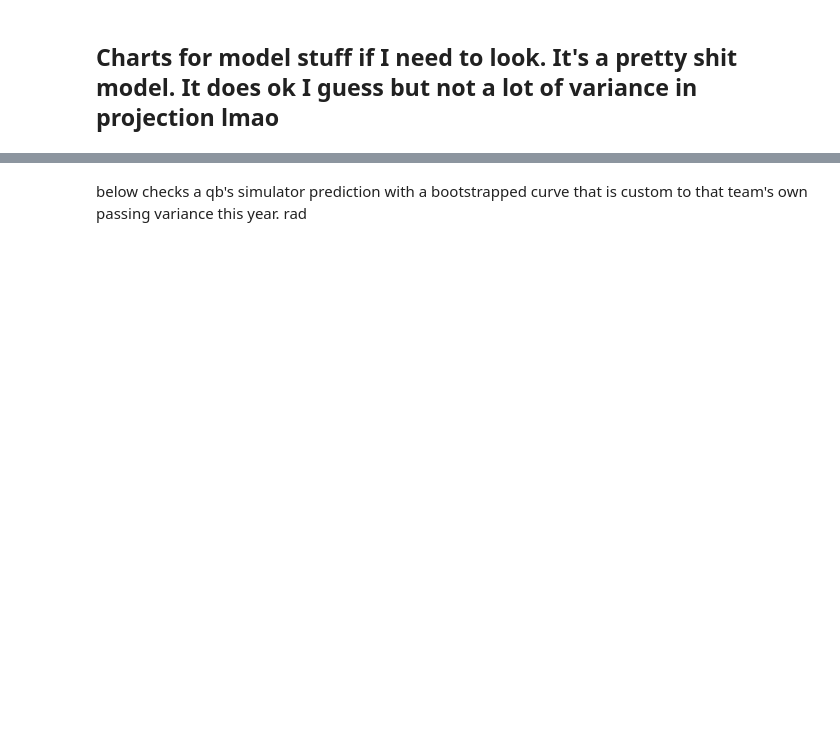
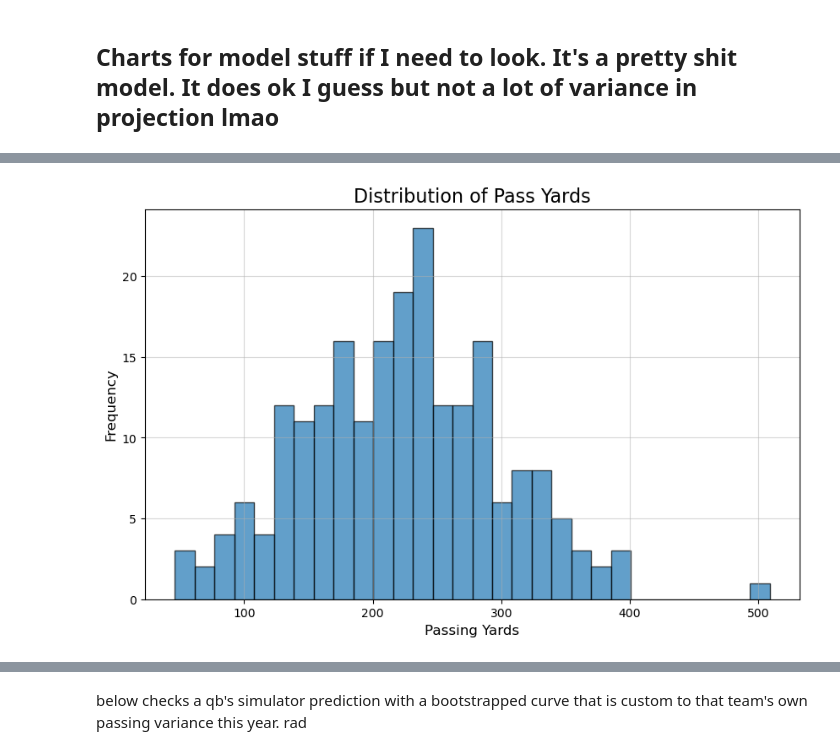
Before and after one commit to bhuggard/MidpointMadness, a Jupyter notebook: MidpointMadnessMainNotebook.ipynb, the cells around one changed output, grey strips where cells are left out. Drawn from its saved outputs; the diff is of its cells as text; code cells hidden in the pictures; blank space fills up the shorter version.

```diff
--- a/MidpointMadnessMainNotebook.ipynb
+++ b/MidpointMadnessMainNotebook.ipynb
@@ -879,12 +902,14 @@ combined_american_odds: +969
 # %%
-# # Plotting the histogram of PYOE
-# plt.figure(figsize=(10, 6))
-# plt.hist(test_data['passing_yards'], bins=30, edgecolor='black', alpha=0.7)
-# plt.title('Distribution of Pass Yards', fontsize=16)
-# plt.xlabel('Passing Yards', fontsize=12)
-# plt.ylabel('Frequency', fontsize=12)
-# plt.grid(True, alpha=0.5)
+# Plotting the histogram of Pass Yards
+plt.figure(figsize=(10, 6))
+plt.hist(test_data['passing_yards'], bins=30, edgecolor='black', alpha=0.7)
+plt.title('Distribution of Pass Yards', fontsize=16)
+plt.xlabel('Passing Yards', fontsize=12)
+plt.ylabel('Frequency', fontsize=12)
+plt.grid(True, alpha=0.5)
 
-# # Show the plot
-# plt.show()
+# Show the plot
+plt.show()
+# %% [output]
+[figure, added]
 # %%
```
Also changed, not shown: parts of 9 cells of this notebook.
